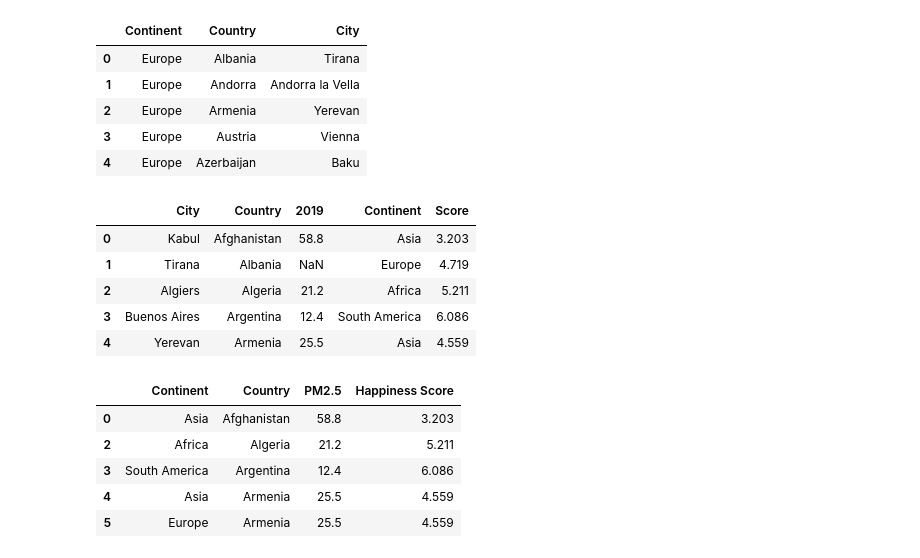
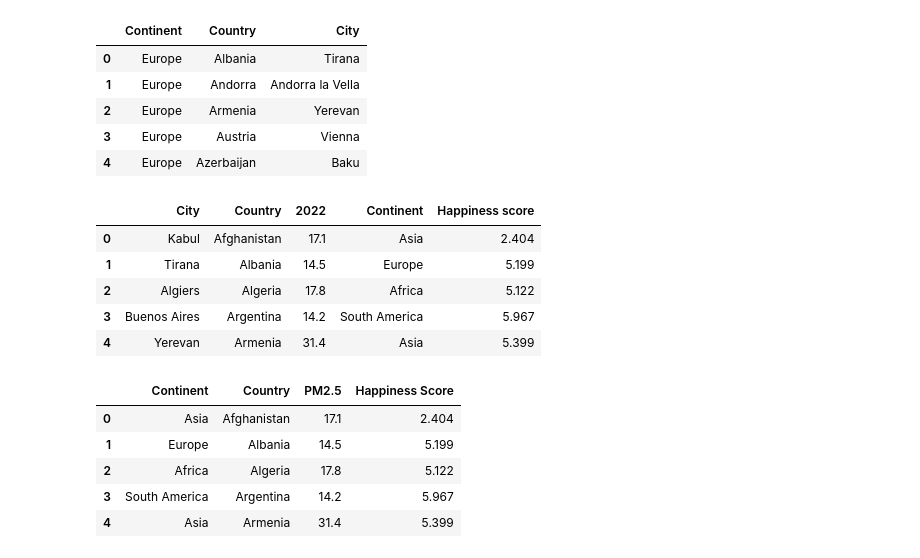
Before and after one commit to MrTyDev/Happiness-and-air-pollution-Research-Project, a Jupyter notebook: research.ipynb, the cells around one changed output. Drawn from its saved outputs; the diff is of its cells as text; code cells hidden in the pictures.

```diff
--- a/research.ipynb
+++ b/research.ipynb
@@ -50,30 +50,30 @@ result = pd.merge(result,df3_sorted, on=['Country'], how='right')
 
 
 
-result.to_csv('2019Data.csv', index=False)
+result.to_csv('2022Data.csv', index=False)
 
 result.head()
 # %% [output]
-|  | City | Country | 2019 | Continent | Score |
-| 0 | Kabul | Afghanistan | 58.8 | Asia | 3.203 |
-| 1 | Tirana | Albania | NaN | Europe | 4.719 |
-| 2 | Algiers | Algeria | 21.2 | Africa | 5.211 |
-| 3 | Buenos Aires | Argentina | 12.4 | South America | 6.086 |
-| 4 | Yerevan | Armenia | 25.5 | Asia | 4.559 |
+|  | City | Country | 2022 | Continent | Happiness score |
+| 0 | Kabul | Afghanistan | 17.1 | Asia | 2.404 |
+| 1 | Tirana | Albania | 14.5 | Europe | 5.199 |
+| 2 | Algiers | Algeria | 17.8 | Africa | 5.122 |
+| 3 | Buenos Aires | Argentina | 14.2 | South America | 5.967 |
+| 4 | Yerevan | Armenia | 31.4 | Asia | 5.399 |
 # %%
-analysis = pd.read_csv('2019Data.csv')
+analysis = pd.read_csv('2022Data.csv')
 analysis = analysis.iloc[:,[3,1,2,4]]
 analysis = analysis.dropna()
-analysis = analysis.rename(columns={"2019": "PM2.5", "Score": "Happiness Score"})
-analysis.to_csv('2019Data.csv', index=False)
+analysis = analysis.rename(columns={"2022": "PM2.5", "Happiness score": "Happiness Score"})
+analysis.to_csv('2022Data.csv', index=False)
 analysis.head()
 # %% [output]
 |  | Continent | Country | PM2.5 | Happiness Score |
-| 0 | Asia | Afghanistan | 58.8 | 3.203 |
-| 2 | Africa | Algeria | 21.2 | 5.211 |
-| 3 | South America | Argentina | 12.4 | 6.086 |
-| 4 | Asia | Armenia | 25.5 | 4.559 |
-| 5 | Europe | Armenia | 25.5 | 4.559 |
+| 0 | Asia | Afghanistan | 17.1 | 2.404 |
+| 1 | Europe | Albania | 14.5 | 5.199 |
+| 2 | Africa | Algeria | 17.8 | 5.122 |
+| 3 | South America | Argentina | 14.2 | 5.967 |
+| 4 | Asia | Armenia | 31.4 | 5.399 |
 # %%
 fig, ax = plt.subplots()
 ax = analysis.plot.scatter(x='PM2.5', y='Happiness Score', ax=ax)
```
Also changed, not shown: parts of 5 cells of this notebook.
